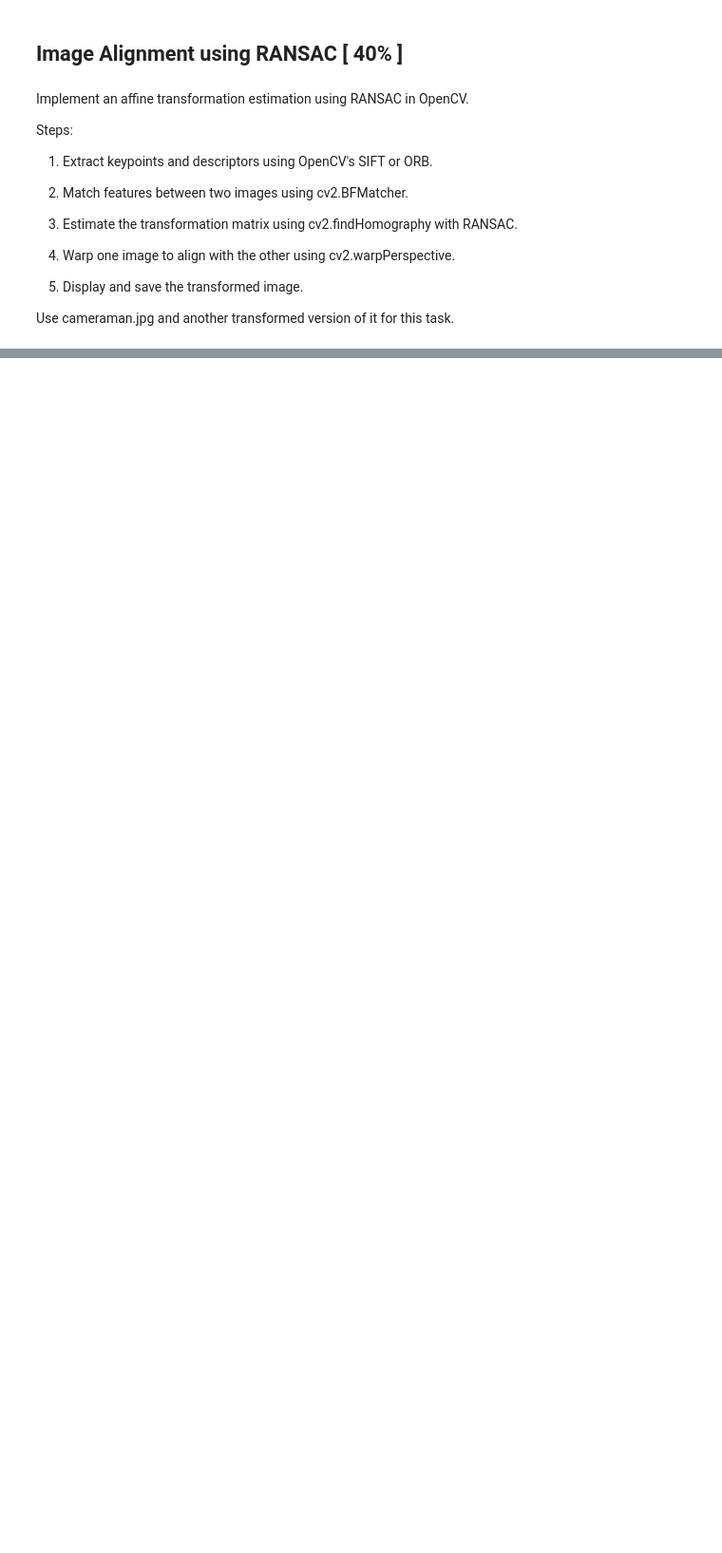
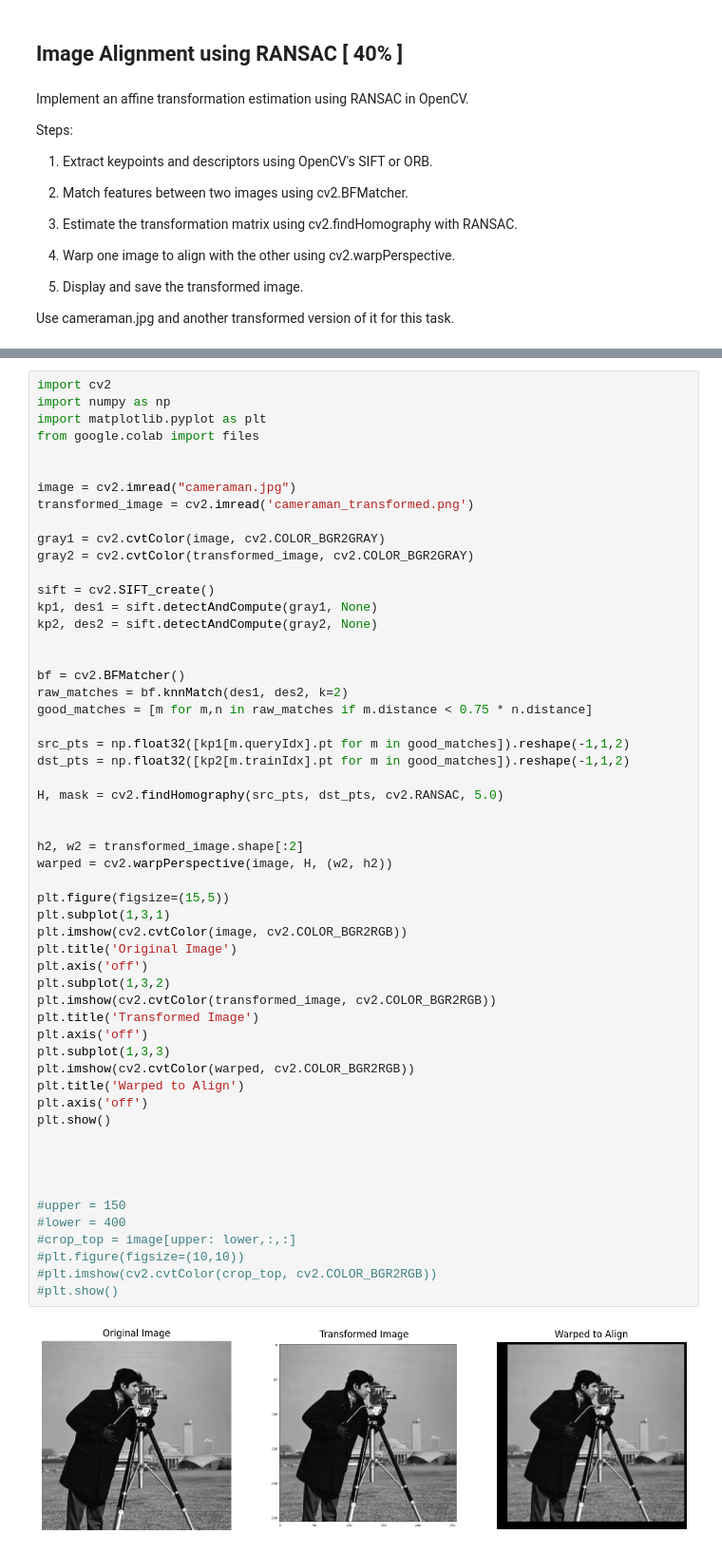
Before and after one commit to arwajlokhandwala/467Module3_Assignment, a Jupyter notebook: mod3.ipynb, the cells around one changed output, grey strips where cells are left out. Shown at 95% size. Drawn from its saved outputs; the diff is of its cells as text; blank space fills up the shorter version.

```diff
--- a/mod3.ipynb
+++ b/mod3.ipynb
@@ -122,0 +155,57 @@ plt.show()
+# %%
+import cv2
+import numpy as np
+import matplotlib.pyplot as plt
+from google.colab import files
+
+
+image = cv2.imread("cameraman.jpg")
+transformed_image = cv2.imread('cameraman_transformed.png')
+
+gray1 = cv2.cvtColor(image, cv2.COLOR_BGR2GRAY)
+gray2 = cv2.cvtColor(transformed_image, cv2.COLOR_BGR2GRAY)
+
+sift = cv2.SIFT_create()
+kp1, des1 = sift.detectAndCompute(gray1, None)
+kp2, des2 = sift.detectAndCompute(gray2, None)
+
+
+bf = cv2.BFMatcher()
+raw_matches = bf.knnMatch(des1, des2, k=2)
+good_matches = [m for m,n in raw_matches if m.distance < 0.75 * n.distance]
+
+src_pts = np.float32([kp1[m.queryIdx].pt for m in good_matches]).reshape(-1,1,2)
+dst_pts = np.float32([kp2[m.trainIdx].pt for m in good_matches]).reshape(-1,1,2)
+
+H, mask = cv2.findHomography(src_pts, dst_pts, cv2.RANSAC, 5.0)
+
+
+h2, w2 = transformed_image.shape[:2]
+warped = cv2.warpPerspective(image, H, (w2, h2))
+
+plt.figure(figsize=(15,5))
+plt.subplot(1,3,1)
+plt.imshow(cv2.cvtColor(image, cv2.COLOR_BGR2RGB))
+plt.title('Original Image')
+plt.axis('off')
+plt.subplot(1,3,2)
+plt.imshow(cv2.cvtColor(transformed_image, cv2.COLOR_BGR2RGB))
+plt.title('Transformed Image')
+plt.axis('off')
+plt.subplot(1,3,3)
+plt.imshow(cv2.cvtColor(warped, cv2.COLOR_BGR2RGB))
+plt.title('Warped to Align')
+plt.axis('off')
+plt.show()
+
+
+
+
+#upper = 150
+#lower = 400
+#crop_top = image[upper: lower,:,:]
+#plt.figure(figsize=(10,10))
+#plt.imshow(cv2.cvtColor(crop_top, cv2.COLOR_BGR2RGB))
+#plt.show()
+# %% [output]
+[figure, added]
```
Also changed, not shown: parts of 4 cells of this notebook.
